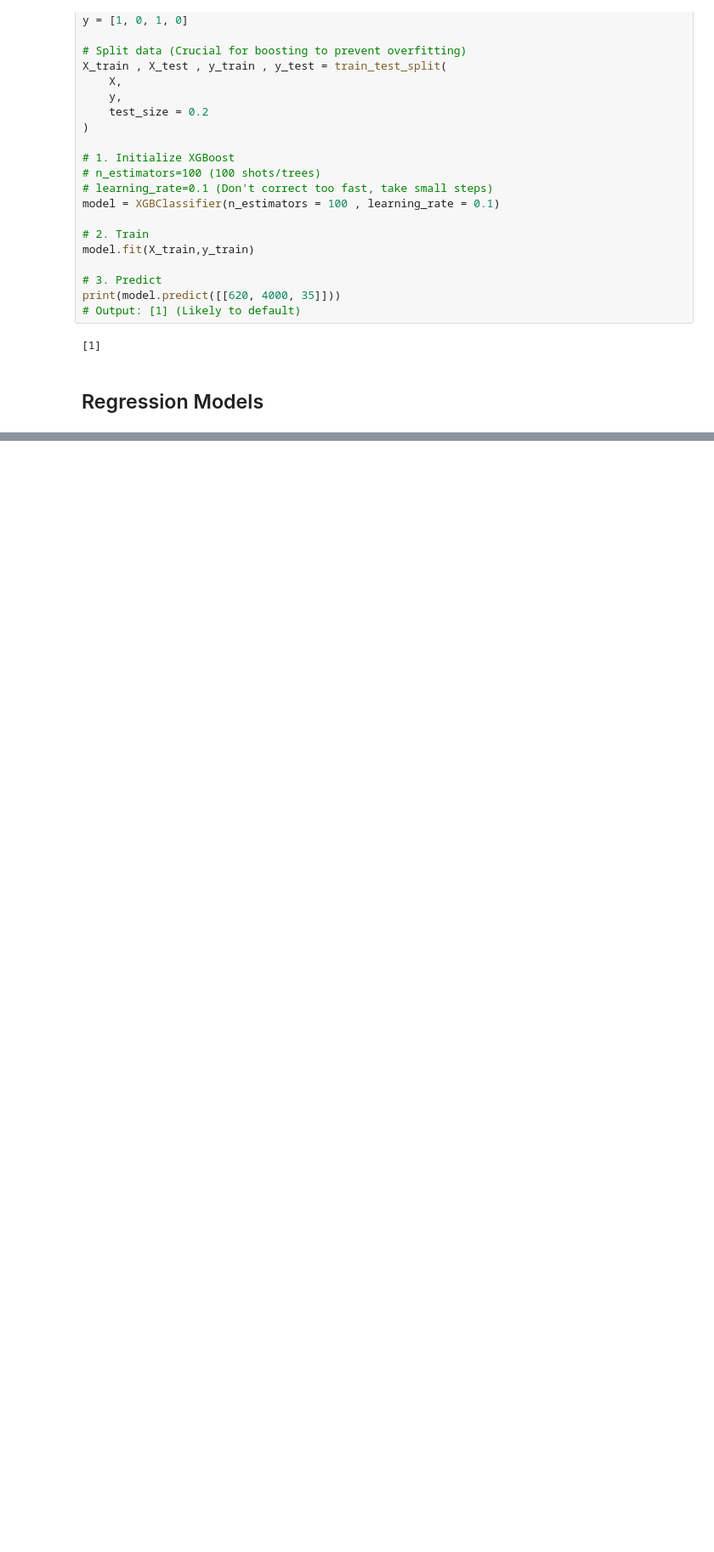
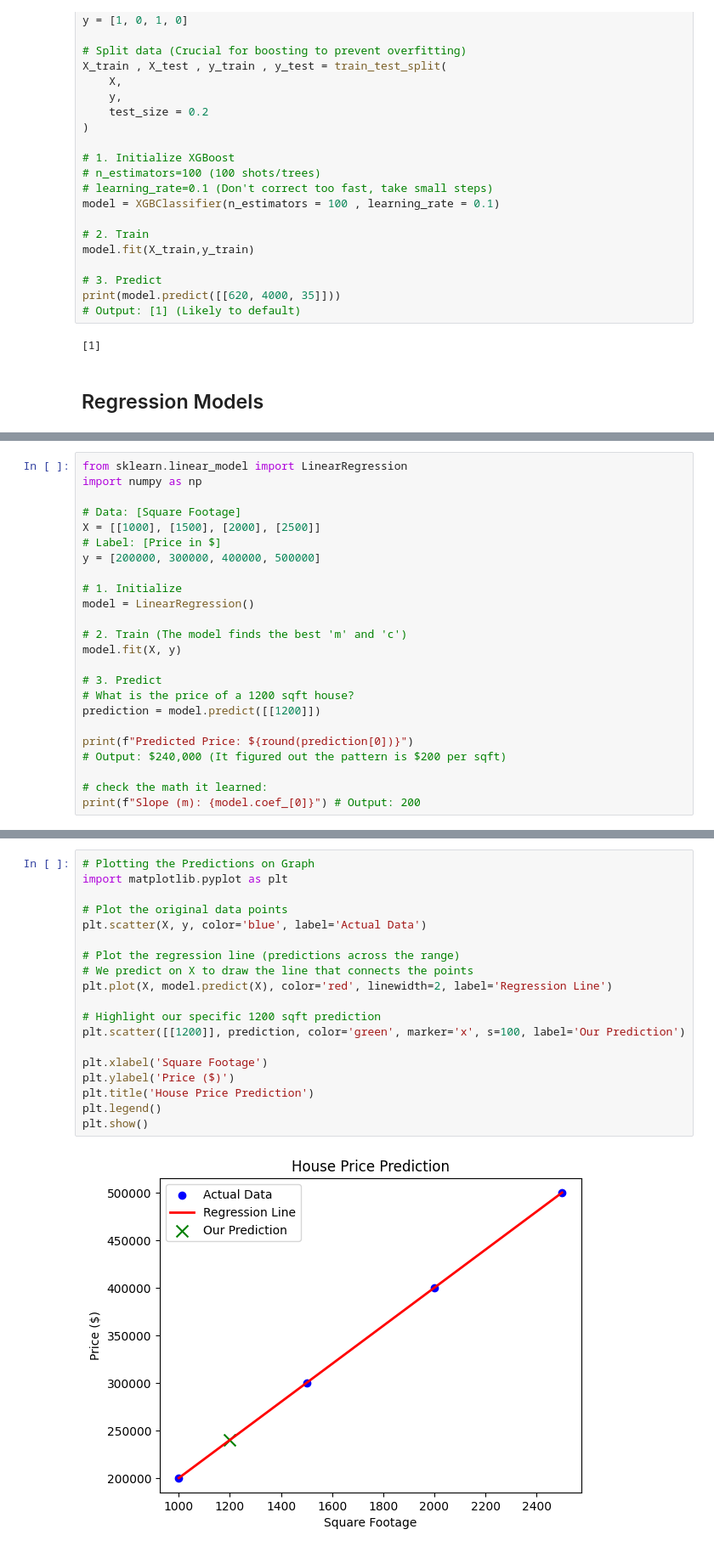
Before and after one commit to Aerospace-prog/ML-Engineer-Notes, a Jupyter notebook: ML_Engineer_Roadmap_Notes.ipynb, the cells around one changed output, grey strips where cells are left out. Shown at 85% size. Drawn from its saved outputs; the diff is of its cells as text; blank space fills up the shorter version.

```diff
--- a/ML_Engineer_Roadmap_Notes.ipynb
+++ b/ML_Engineer_Roadmap_Notes.ipynb
@@ -154,0 +157,24 @@ print(model.predict([[620, 4000, 35]]))
+# %%
+from sklearn.linear_model import LinearRegression
+import numpy as np
+
+# Data: [Square Footage]
+X = [[1000], [1500], [2000], [2500]]
+# Label: [Price in $]
+y = [200000, 300000, 400000, 500000]
+
+# 1. Initialize
+model = LinearRegression()
+
+# 2. Train (The model finds the best 'm' and 'c')
+model.fit(X, y)
+
+# 3. Predict
+# What is the price of a 1200 sqft house?
+prediction = model.predict([[1200]])
+
+print(f"Predicted Price: ${round(prediction[0])}")
+# Output: $240,000 (It figured out the pattern is $200 per sqft)
+
+# check the math it learned:
+print(f"Slope (m): {model.coef_[0]}") # Output: 200
@@ -154,0 +184,21 @@ print(model.predict([[620, 4000, 35]]))
+# %%
+# Plotting the Predictions on Graph
+import matplotlib.pyplot as plt
+
+# Plot the original data points
+plt.scatter(X, y, color='blue', label='Actual Data')
+
+# Plot the regression line (predictions across the range)
+# We predict on X to draw the line that connects the points
+plt.plot(X, model.predict(X), color='red', linewidth=2, label='Regression Line')
+
+# Highlight our specific 1200 sqft prediction
+plt.scatter([[1200]], prediction, color='green', marker='x', s=100, label='Our Prediction')
+
+plt.xlabel('Square Footage')
+plt.ylabel('Price ($)')
+plt.title('House Price Prediction')
+plt.legend()
+plt.show()
+# %% [output]
+[figure, added]
```
Also changed, not shown: parts of 2 cells of this notebook.
